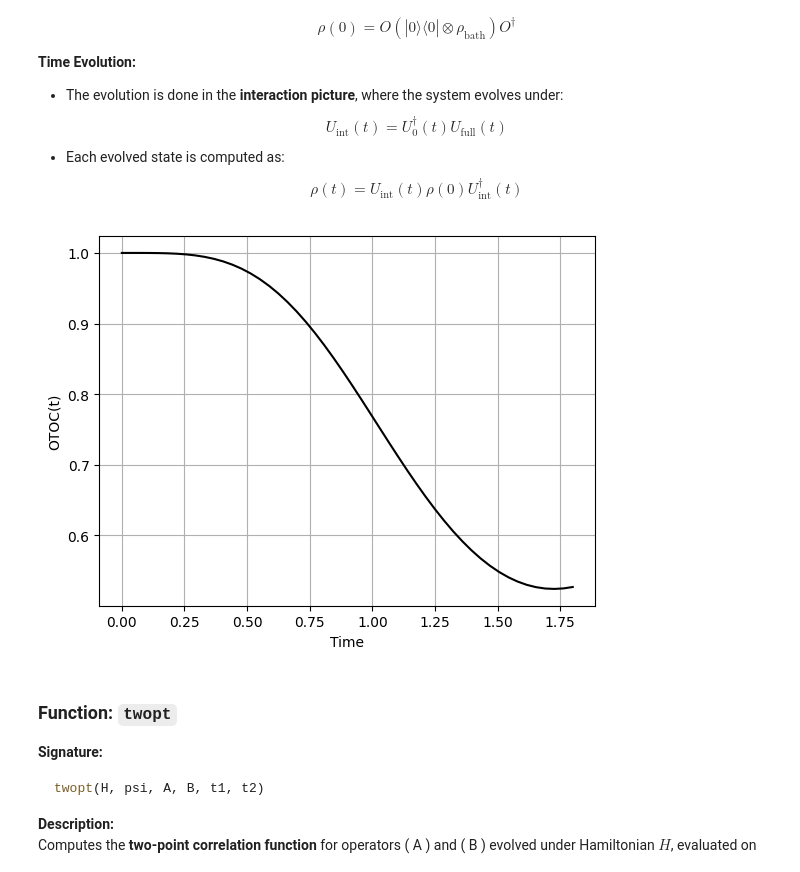
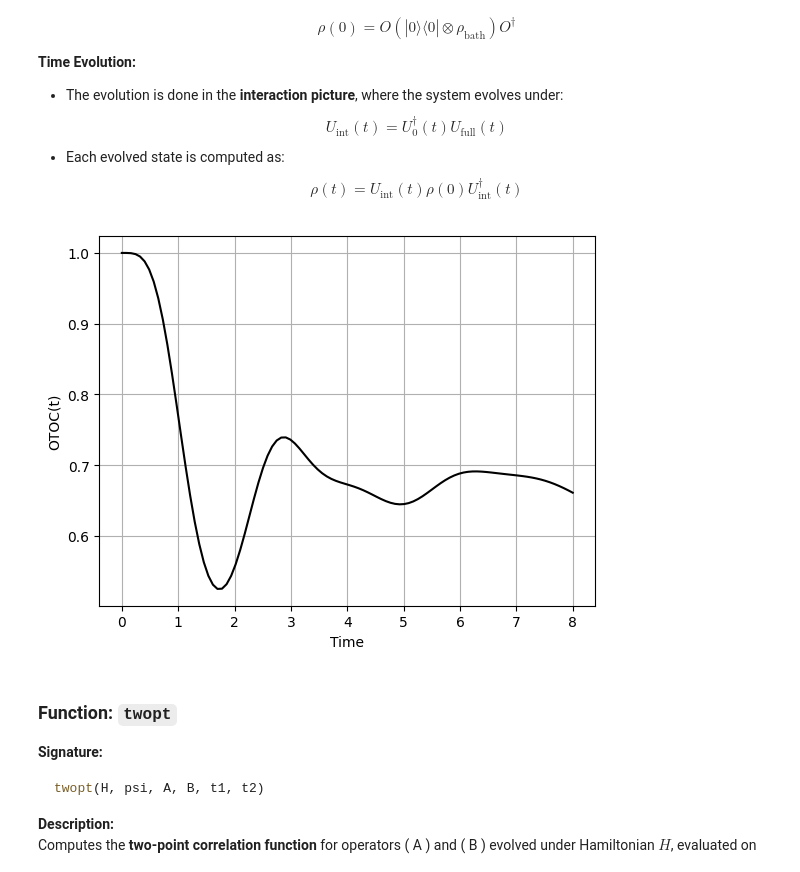
Before and after one commit to tripathydevjyoti/QSL-Info-Scrambling, a Jupyter notebook: qsl non-integrable tfim.ipynb, the cells around one changed output. Saved outputs shown, nothing was run; the diff lists cells and outputs as text; code cells hidden in the pictures.

```diff
--- a/qsl non-integrable tfim.ipynb
+++ b/qsl non-integrable tfim.ipynb
@@ -133,14 +133,14 @@ def renyi_entropy(rho, alpha):
     return (1/(1-alpha)) * np.log(np.real(rho_alpha.tr()))
 # %%
 
-N = 6               # Total number of spins
+N = 10               # Total number of spins
 J = 0.65            # Interaction strength
 h = 0.9             # Field strength in x-direction
 g = 0.4             # Field strength in z-direction
 beta = 1.0          # Inverse temperature
 alpha = 2           # Order of Rényi entropy
 
-tlist = np.linspace(0, 1.8, 50)   # Time grid for evolution
+tlist = np.linspace(0, 8.0, 100)   # Time grid for evolution
 steps = 100                       # Number of substeps for Crank-Nicolson propagator
 # %% [markdown]
 ### Quench Dynamics in a Transverse-Field Ising Chain
@@ -220,17 +220,18 @@ for t in tlist:
 # %%
 
 renyi_vals = [renyi_entropy(ptrace(state, [0]), alpha) for state in states]
 otoc_plot = np.exp(-np.array(renyi_vals))
 
+np.save(f"otoc_tfim_N_{N}_beta1_long.npy", otoc_plot)
 plt.figure()
 plt.plot(tlist, otoc_plot, 'k-', label=f'exp(-Rényi {alpha} Entropy)')
 plt.xlabel('Time')
 plt.ylabel('OTOC(t)')
 plt.grid(True)
 #plt.savefig(f"N={N}_TFIM_J={J}_h={h}_g={g}_Renyi_entropy_CN.pdf")
 plt.show()
 # %% [output]
-[figure, old version]
+[figure, new version]
 # %% [markdown]
 ### Function: `twopt`
 
```
Also changed, not shown: parts of 1 cell of this notebook.
